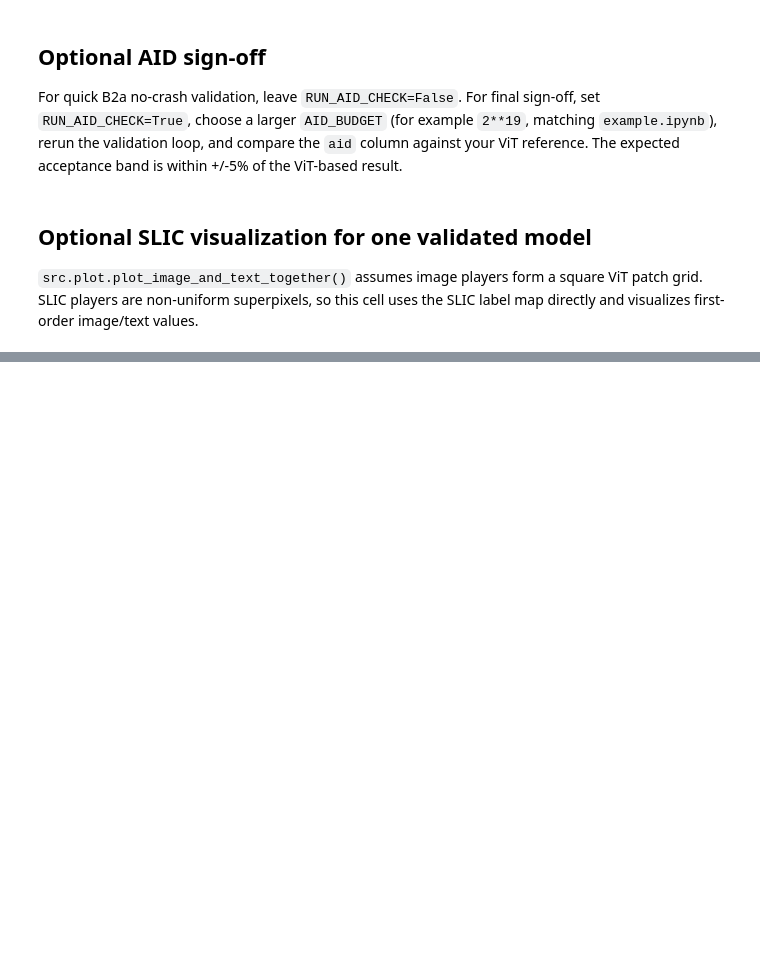
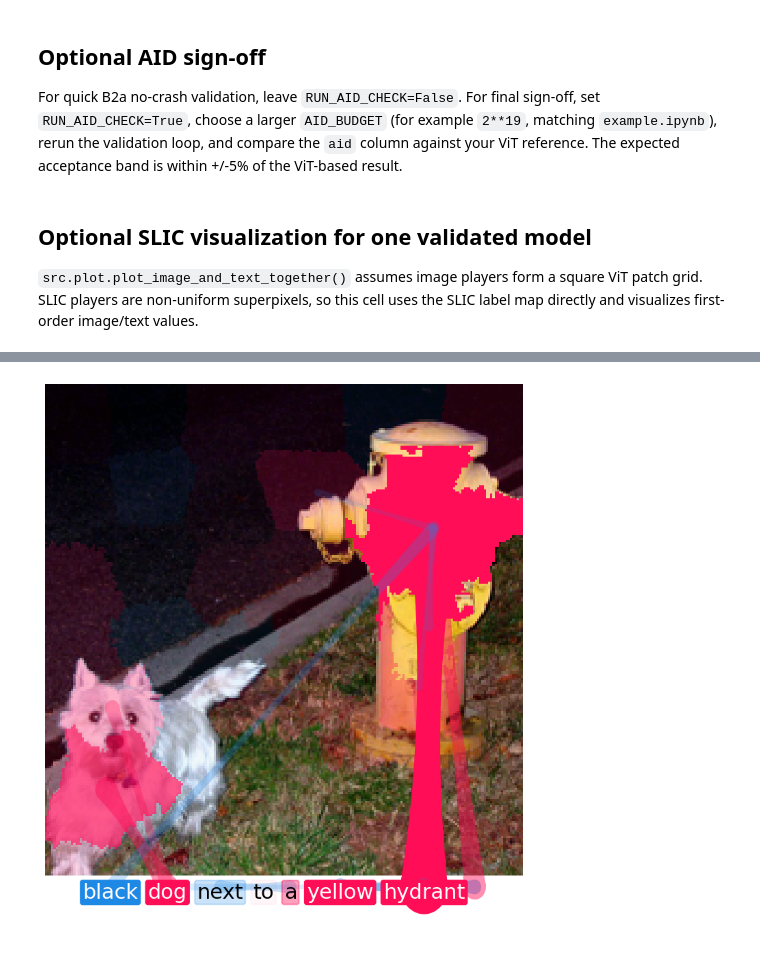
Before and after one commit to yhuang122/Image-Explanations-with-shapiq, a Jupyter notebook: example_SLICSegmenter.ipynb, the cells around one changed output, grey strips where cells are left out. Drawn from its saved outputs; the diff is of its cells as text; code cells hidden in the pictures; blank space fills up the shorter version.

```diff
--- a/example_SLICSegmenter.ipynb
+++ b/example_SLICSegmenter.ipynb
@@ -424,0 +427,35 @@ plt.tight_layout()
+# %%
+# ── Image + text visualization (using ImputerFactory.plot) ──
+from ImputerFactory.plot import plot_image_and_text_together
+
+SELECTED_MODEL = "openai/clip-rn50"
+selected_game = games[SELECTED_MODEL]
+selected_iv = interaction_values_by_model.get(SELECTED_MODEL)
+if selected_iv is None:
+    raise RuntimeError("No InteractionValues. Set RUN_AID_CHECK=True and rerun first.")
+
+text_tokens = input_text.split()
+if len(text_tokens) < selected_game.n_players_text:
+    text_tokens = text_tokens + [""] * (selected_game.n_players_text - len(text_tokens))
+
+img_processed = selected_game.inputs["pixel_values"].squeeze(0)
+img_denorm = src.utils.denormalize(
+    img_processed,
+    selected_game.processor.image_processor.image_mean,
+    selected_game.processor.image_processor.image_std,
+).permute(1, 2, 0).numpy()
+
+plot_image_and_text_together(
+    img=img_denorm,
+    text=text_tokens,
+    image_players=list(range(selected_game.n_players_image)),
+    iv=selected_iv,
+    segmenter=selected_game._imputer.segmenter,
+    plot_heatmap=True,
+    plot_interactions=True,
+    top_k=14,
+    figsize=(7, 8),
+    fontsize=22,
+)
+# %% [output]
+[figure, added]
```
Also changed, not shown: parts of 5 cells of this notebook, 3 other files.
